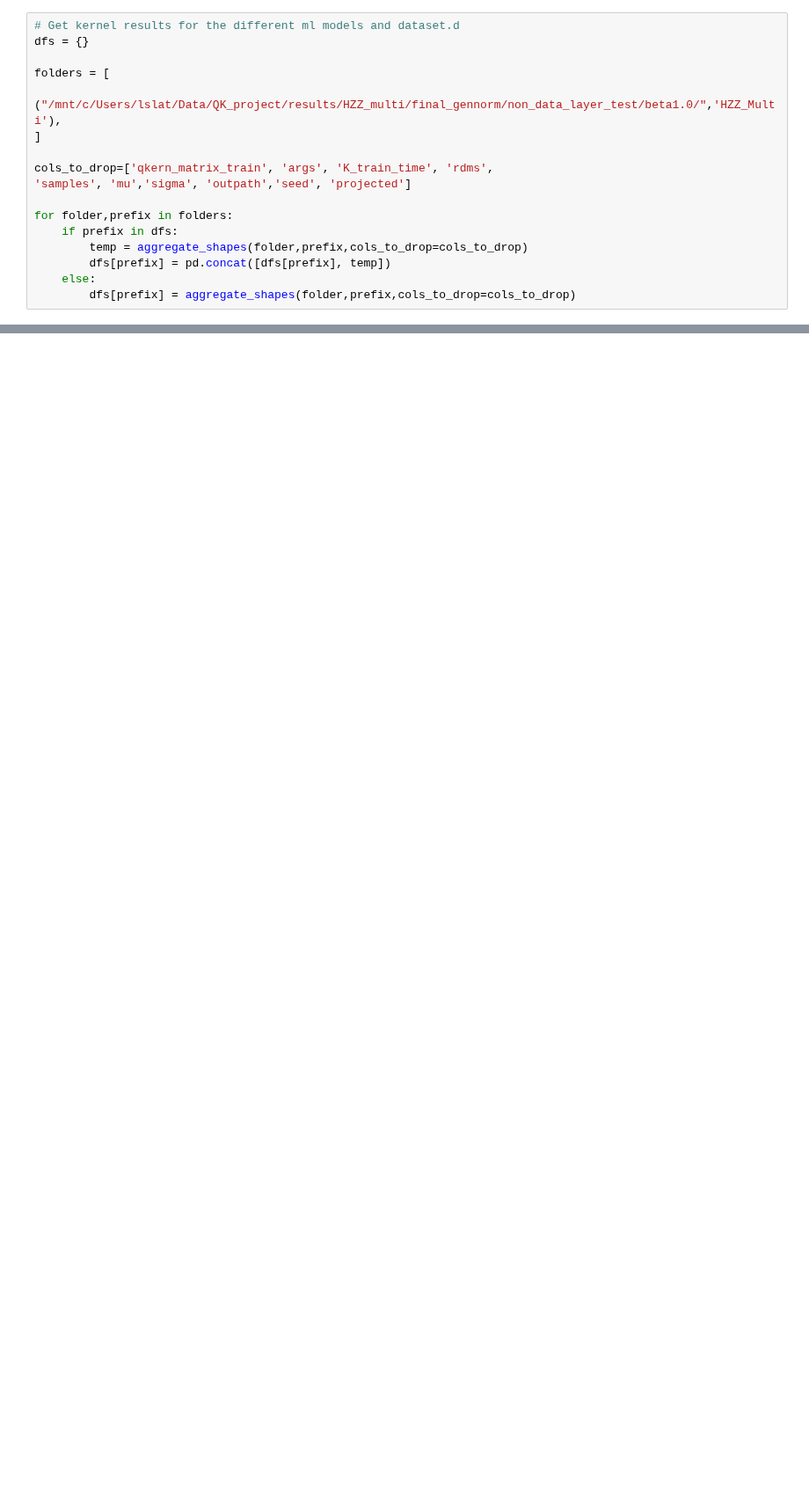
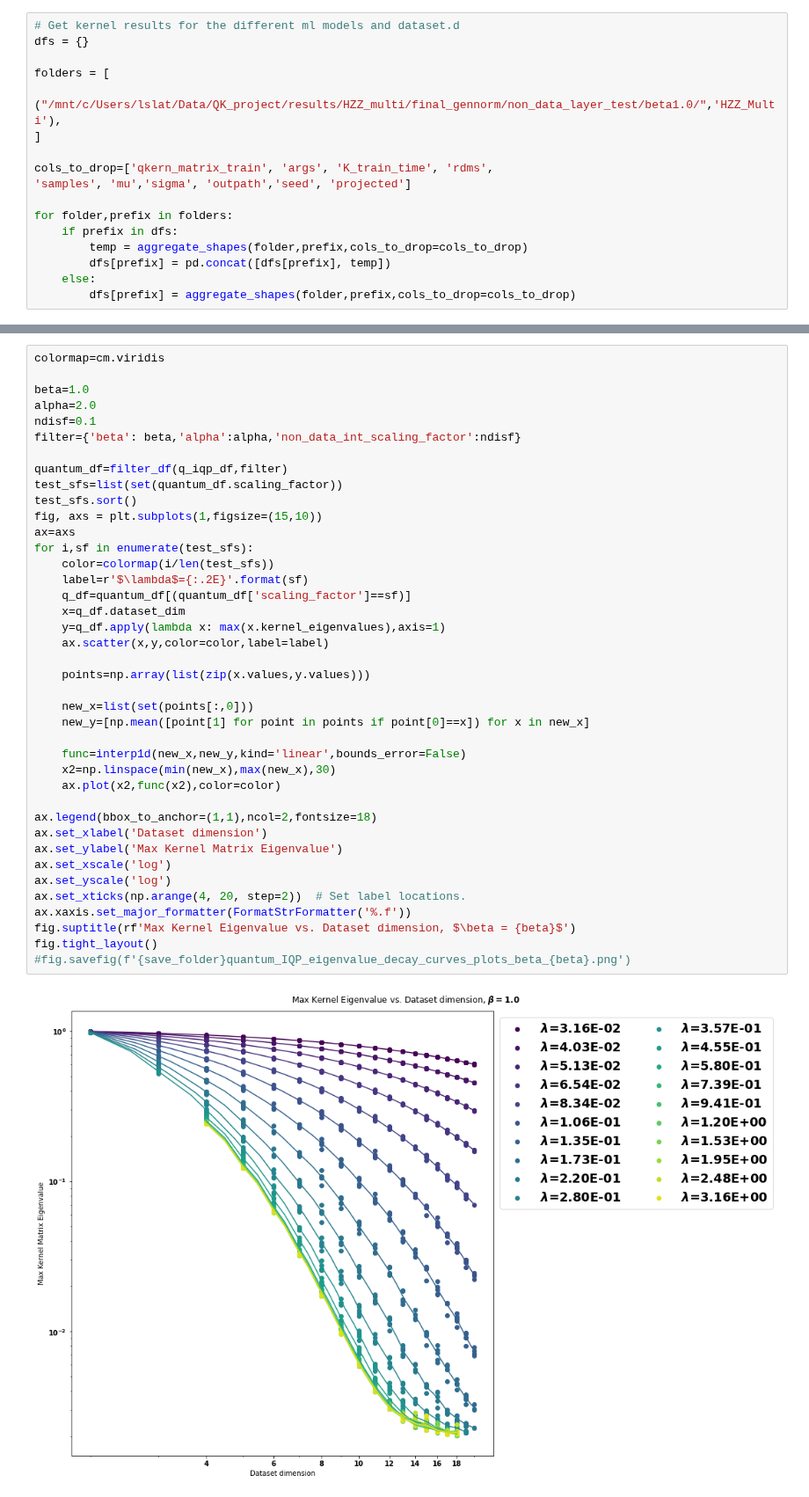
Before and after one commit to lslattery11/quantum_kernel, a Jupyter notebook: notebooks/data_visualization/non_data_layer_test_decay.ipynb, the cells around one changed output, grey strips where cells are left out. Shown at 88% size. Saved outputs shown, nothing was run; the diff lists cells and outputs as text; blank space fills up the shorter version.

```diff
--- a/notebooks/data_visualization/non_data_layer_test_decay.ipynb
+++ b/notebooks/data_visualization/non_data_layer_test_decay.ipynb
@@ -56,0 +115,42 @@ for folder,prefix in folders:
+# %%
+colormap=cm.viridis
+
+beta=1.0
+alpha=2.0
+ndisf=0.1
+filter={'beta': beta,'alpha':alpha,'non_data_int_scaling_factor':ndisf}
+
+quantum_df=filter_df(q_iqp_df,filter)
+test_sfs=list(set(quantum_df.scaling_factor))
+test_sfs.sort()
+fig, axs = plt.subplots(1,figsize=(15,10))
+ax=axs
+for i,sf in enumerate(test_sfs):
+    color=colormap(i/len(test_sfs))
+    label=r'$\lambda$={:.2E}'.format(sf)
+    q_df=quantum_df[(quantum_df['scaling_factor']==sf)]
+    x=q_df.dataset_dim
+    y=q_df.apply(lambda x: max(x.kernel_eigenvalues),axis=1)
+    ax.scatter(x,y,color=color,label=label)
+
+    points=np.array(list(zip(x.values,y.values)))
+
+    new_x=list(set(points[:,0]))
+    new_y=[np.mean([point[1] for point in points if point[0]==x]) for x in new_x]
+
+    func=interp1d(new_x,new_y,kind='linear',bounds_error=False)
+    x2=np.linspace(min(new_x),max(new_x),30)
+    ax.plot(x2,func(x2),color=color)
+
+ax.legend(bbox_to_anchor=(1,1),ncol=2,fontsize=18)
+ax.set_xlabel('Dataset dimension')
+ax.set_ylabel('Max Kernel Matrix Eigenvalue')
+ax.set_xscale('log')
+ax.set_yscale('log')
+ax.set_xticks(np.arange(4, 20, step=2))  # Set label locations.
+ax.xaxis.set_major_formatter(FormatStrFormatter('%.f'))
+fig.suptitle(rf'Max Kernel Eigenvalue vs. Dataset dimension, $\beta = {beta}$')
+fig.tight_layout()
+#fig.savefig(f'{save_folder}quantum_IQP_eigenvalue_decay_curves_plots_beta_{beta}.png')
+# %% [output]
+[figure, added]
```
Also changed, not shown: parts of 9 cells of this notebook, 7 other files.
